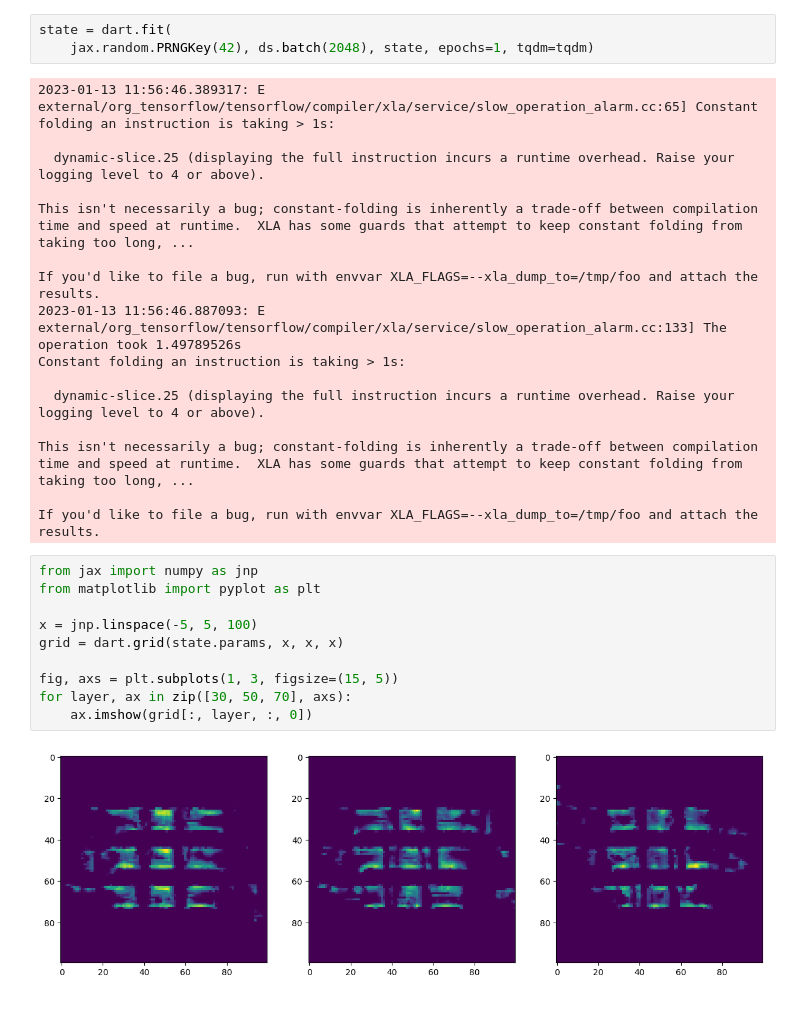
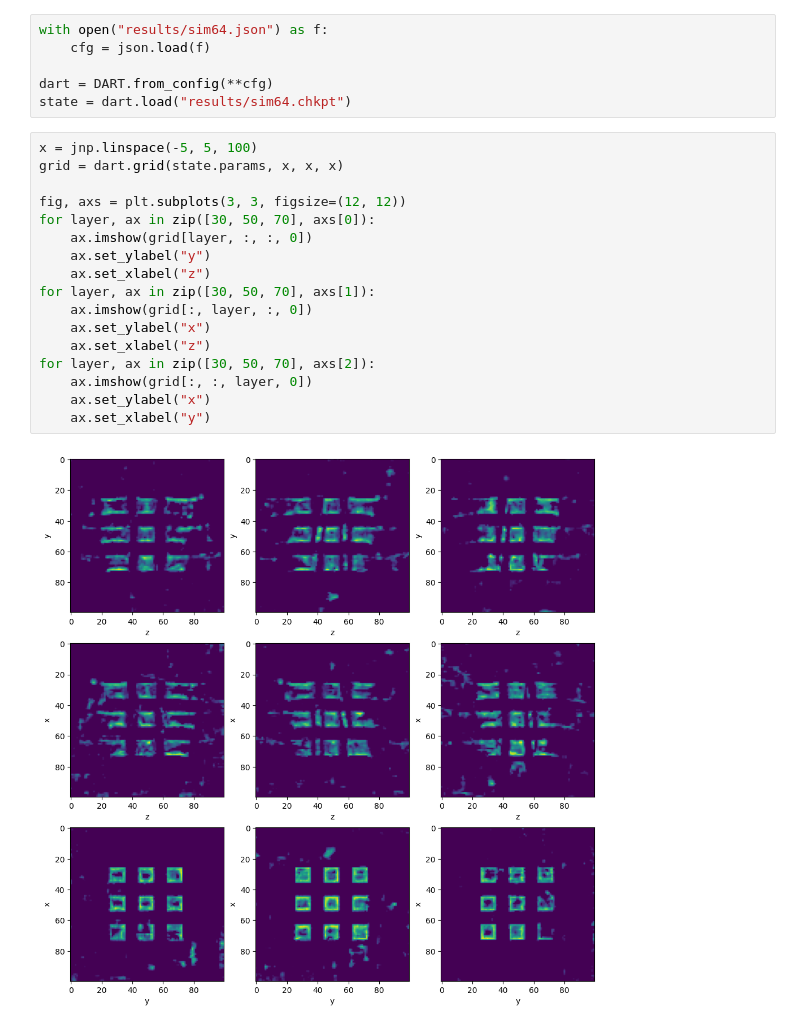
Before and after one commit to WiseLabCMU/dart, a Jupyter notebook: train_ngp.ipynb, the cells around one changed output. Cells and saved outputs as stored; diff of their text form.

```diff
--- a/train_ngp.ipynb
+++ b/train_ngp.ipynb
@@ -26,32 +8,26 @@ state = dart.init(jax.random.PRNGKey(42), ds.batch(2))
-# %%
-state = dart.fit(
-    jax.random.PRNGKey(42), ds.batch(2048), state, epochs=1, tqdm=tqdm)
-# %% [output]
-2023-01-13 11:56:46.389317: E external/org_tensorflow/tensorflow/compiler/xla/service/slow_operation_alarm.cc:65] Constant folding an instruction is taking > 1s:
-
-  dynamic-slice.25 (displaying the full instruction incurs a runtime overhead. Raise your logging level to 4 or above).
-
-This isn't necessarily a bug; constant-folding is inherently a trade-off between compilation time and speed at runtime.  XLA has some guards that attempt to keep constant folding from taking too long, ...
-
-If you'd like to file a bug, run with envvar XLA_FLAGS=--xla_dump_to=/tmp/foo and attach the results.
-2023-01-13 11:56:46.887093: E external/org_tensorflow/tensorflow/compiler/xla/service/slow_operation_alarm.cc:133] The operation took 1.49789526s
-Constant folding an instruction is taking > 1s:
-
-  dynamic-slice.25 (displaying the full instruction incurs a runtime overhead. Raise your logging level to 4 or above).
-
-This isn't necessarily a bug; constant-folding is inherently a trade-off between compilation time and speed at runtime.  XLA has some guards that attempt to keep constant folding from taking too long, ...
-
-If you'd like to file a bug, run with envvar XLA_FLAGS=--xla_dump_to=/tmp/foo and attach the results.
+# %%
+with open("results/sim64.json") as f:
+    cfg = json.load(f)
+
+dart = DART.from_config(**cfg)
+state = dart.load("results/sim64.chkpt")
 # %%
-from jax import numpy as jnp
-from matplotlib import pyplot as plt
-
 x = jnp.linspace(-5, 5, 100)
 grid = dart.grid(state.params, x, x, x)
 
-fig, axs = plt.subplots(1, 3, figsize=(15, 5))
-for layer, ax in zip([30, 50, 70], axs):
+fig, axs = plt.subplots(3, 3, figsize=(12, 12))
+for layer, ax in zip([30, 50, 70], axs[0]):
+    ax.imshow(grid[layer, :, :, 0])
+    ax.set_ylabel("y")
+    ax.set_xlabel("z")
+for layer, ax in zip([30, 50, 70], axs[1]):
     ax.imshow(grid[:, layer, :, 0])
+    ax.set_ylabel("x")
+    ax.set_xlabel("z")
+for layer, ax in zip([30, 50, 70], axs[2]):
+    ax.imshow(grid[:, :, layer, 0])
+    ax.set_ylabel("x")
+    ax.set_xlabel("y")
 # %% [output]
-[figure, old version]
+[figure, new version]
 # %%
```
Also changed, not shown: parts of 5 cells of this notebook, 12 other files.
